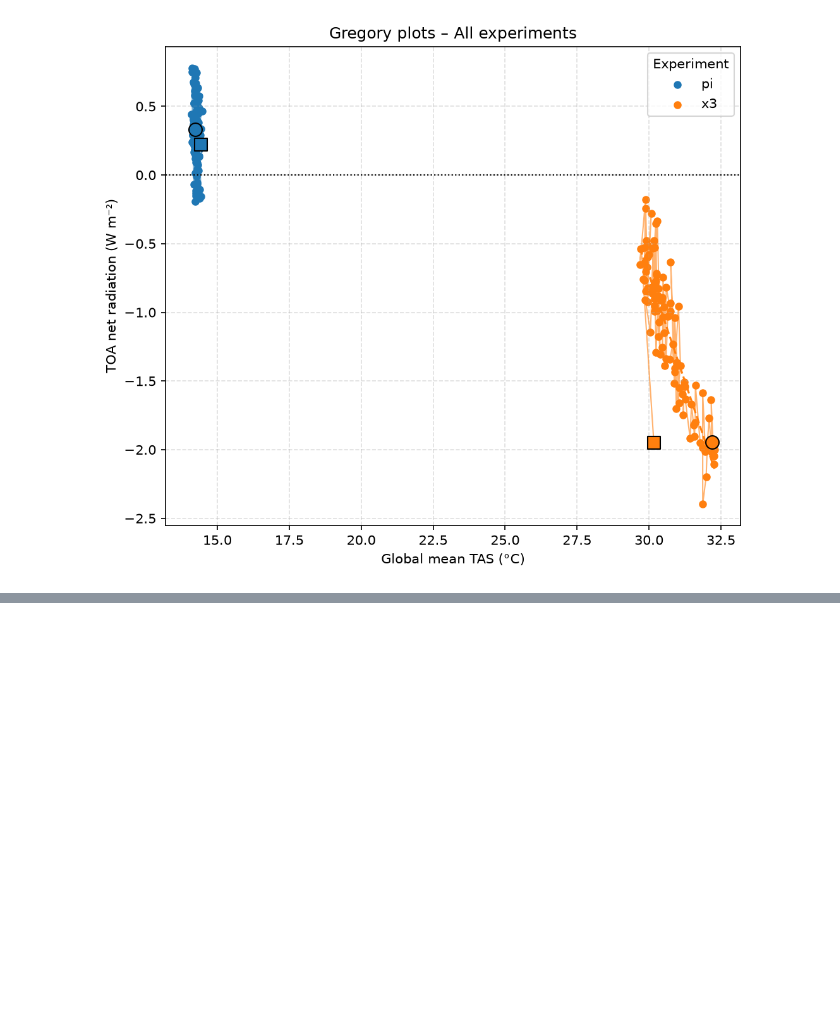
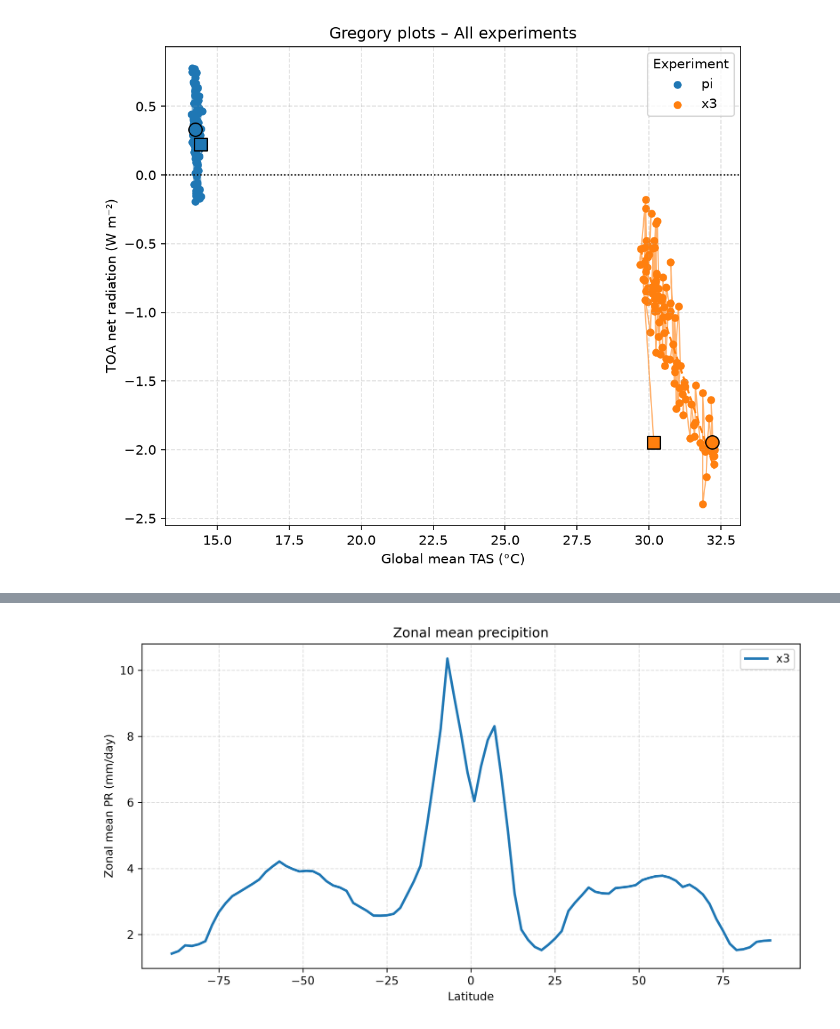
Before and after one commit to renatacoppo/eoctools, a Jupyter notebook: eoctools/data_analysis/data-analysis-new.ipynb, the cells around one changed output, grey strips where cells are left out. Saved outputs shown, nothing was run; the diff lists cells and outputs as text; code cells hidden in the pictures; blank space fills up the shorter version.

```diff
--- a/eoctools/data_analysis/data-analysis-new.ipynb
+++ b/eoctools/data_analysis/data-analysis-new.ipynb
@@ -212,0 +246,7 @@ array([ 0.33036001,  0.17113884,  0.18116059, -0.05535234,  0.4100632 ,
+# %%
+# Zonal mean annual values (promediated over lon)
+# pr_zonal_mean dimensions will be (lat: 90)
+pr_zonal_mean = {
+    k: zonal_mean(pr_annual_mean[k])
+    for k in pr_annual_mean
+}
@@ -315,0 +464,11 @@ x3: 100 valid points
+# %%
+# Zonal mean annual PR for one experiment
+plot_zonal_mean(
+    field=pr_zonal_mean["x3"],
+    experiment="x3",
+    title="Zonal mean precipition",
+    ylabel="Zonal mean PR (mm/day)",
+    save="pr_zonal_mean.png"
+)
+# %% [output]
+[figure, added]
```
Also changed, not shown: parts of 24 cells of this notebook, 1 other file.
